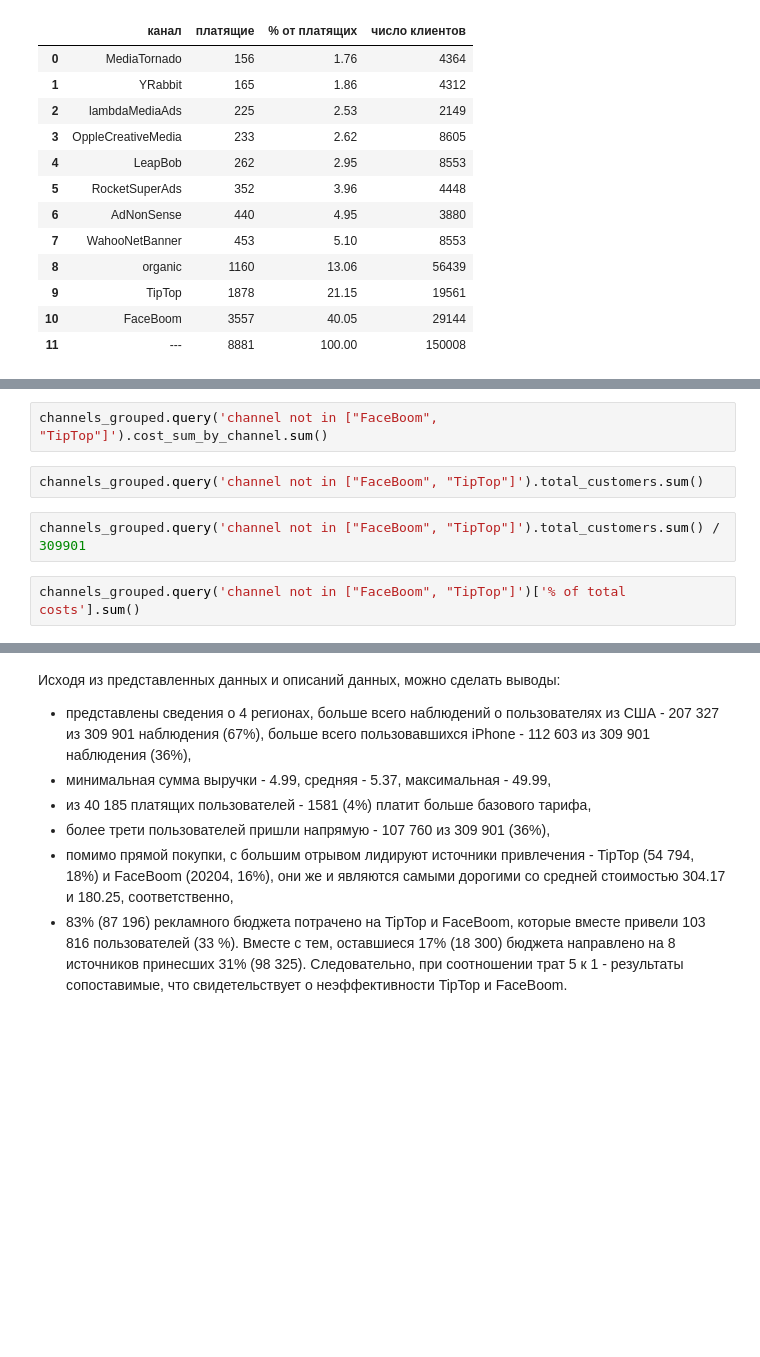
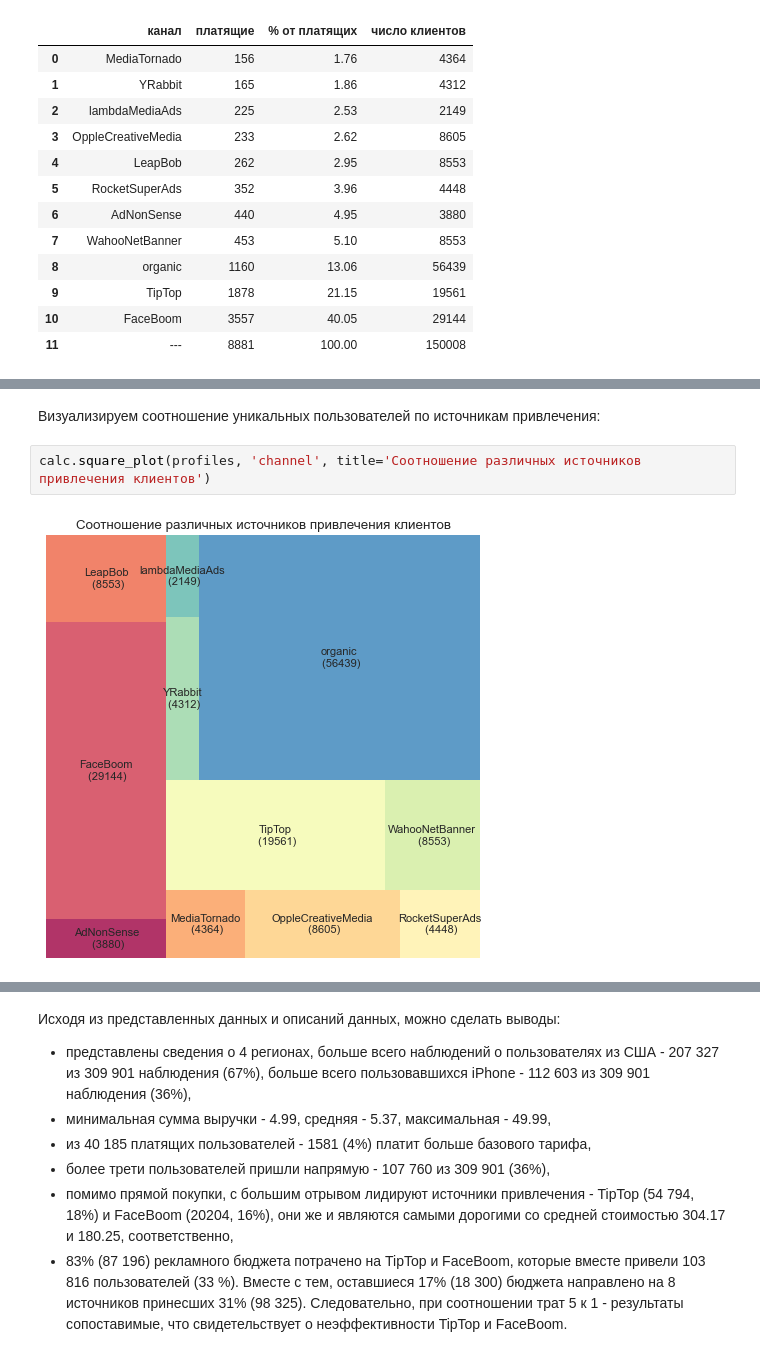
Before and after one commit to ikazman/practicum_da_projects, a Jupyter notebook: marketing_analysis/maketing_analysis-refactoring.ipynb, the cells around one changed output, grey strips where cells are left out. Saved outputs shown, nothing was run; the diff lists cells and outputs as text; blank space fills up the shorter version.

```diff
--- a/marketing_analysis/maketing_analysis-refactoring.ipynb
+++ b/marketing_analysis/maketing_analysis-refactoring.ipynb
@@ -502,8 +407,6 @@ channels_grouped.query('channel in ["FaceBoom", "TipTop"]')['% of total costs'].
-# %%
-channels_grouped.query('channel not in ["FaceBoom", "TipTop"]').cost_sum_by_channel.sum()
-# %%
-channels_grouped.query('channel not in ["FaceBoom", "TipTop"]').total_customers.sum()
-# %%
-channels_grouped.query('channel not in ["FaceBoom", "TipTop"]').total_customers.sum() / 309901
-# %%
-channels_grouped.query('channel not in ["FaceBoom", "TipTop"]')['% of total costs'].sum()
+# %% [markdown]
+Визуализируем соотношение уникальных пользователей по источникам привлечения:
+# %%
+calc.square_plot(profiles, 'channel', title='Соотношение различных источников привлечения клиентов')
+# %% [output]
+[figure, added]
```
Also changed, not shown: parts of 83 cells of this notebook.
